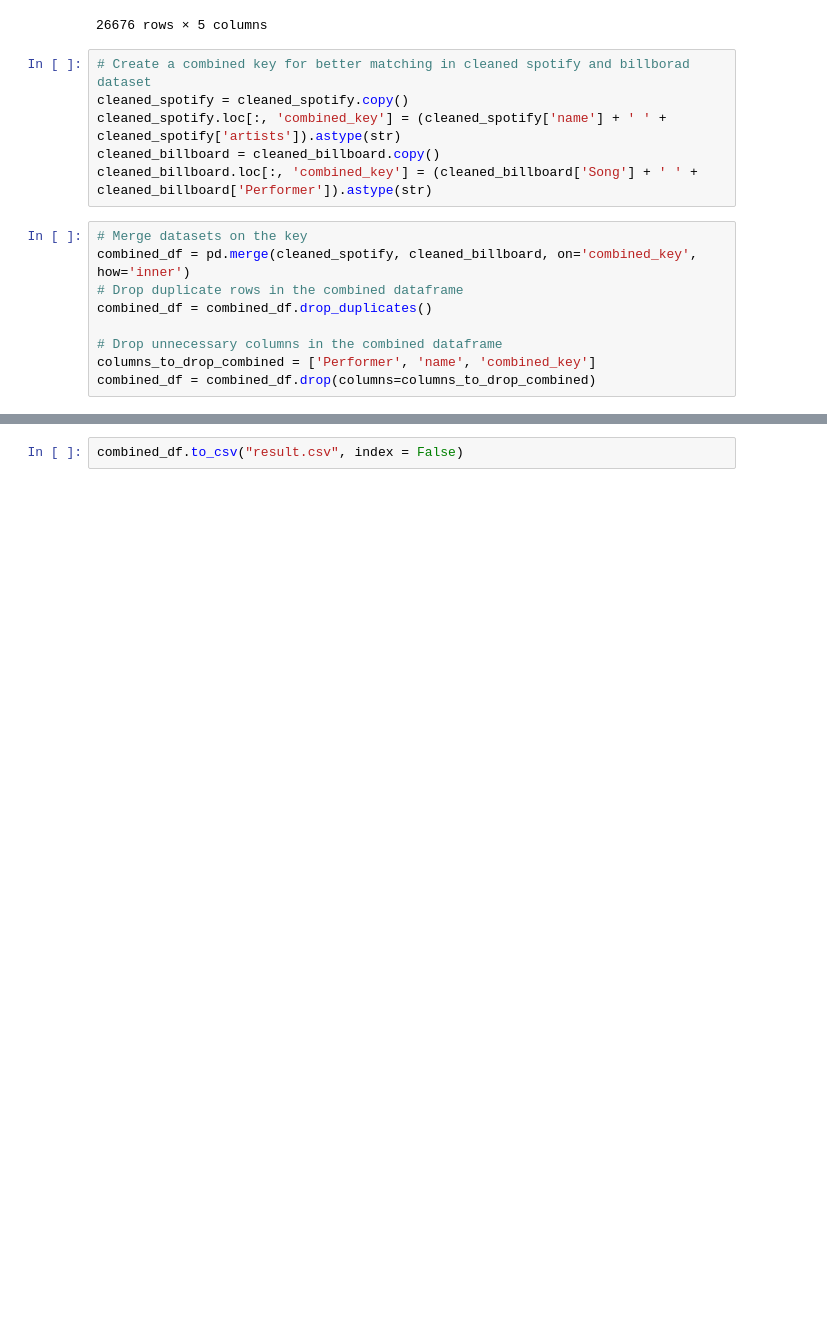
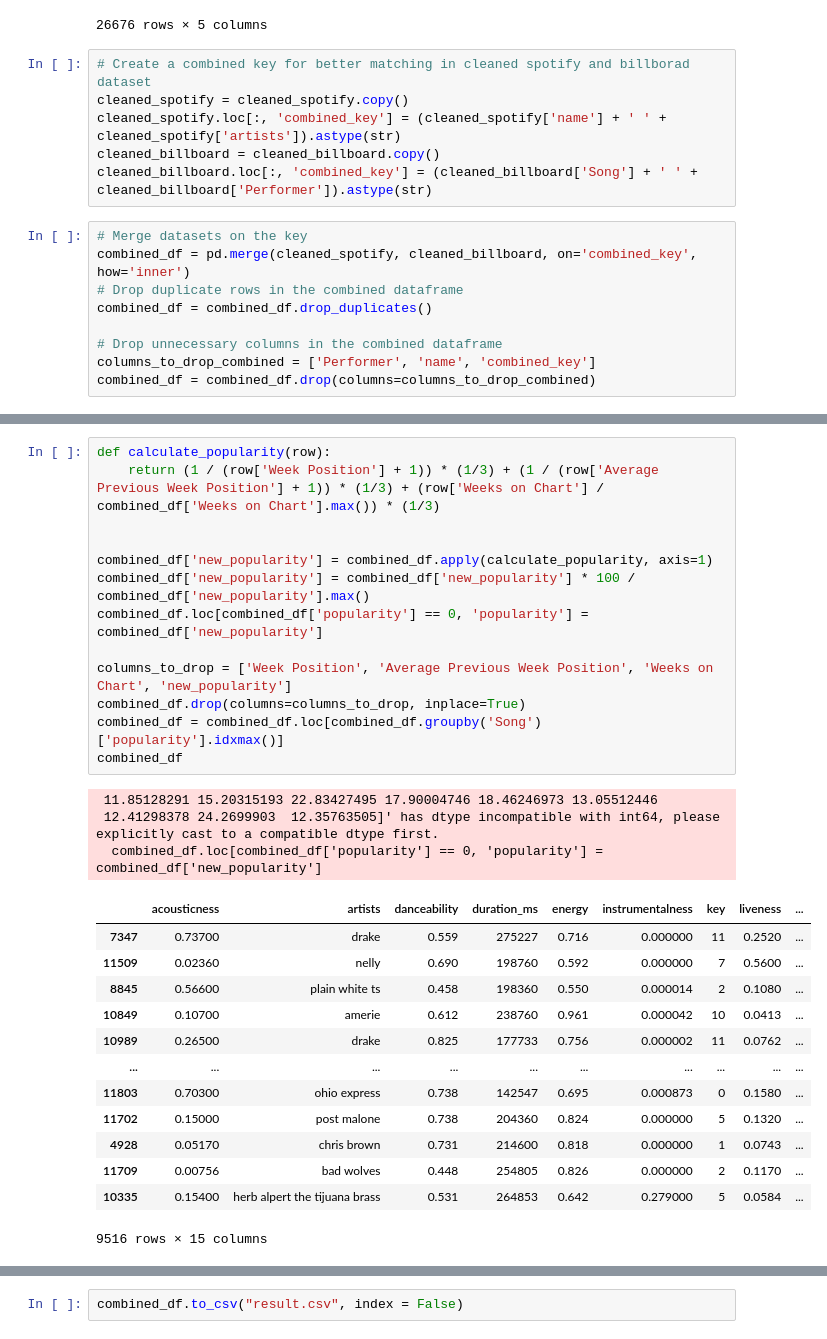
Before and after one commit to alexq1an/Song-Popularity-Analysis, a Jupyter notebook: CleanData.ipynb, the cells around one changed output, grey strips where cells are left out. Cells and saved outputs as stored; diff of their text form; blank space fills up the shorter version.

```diff
--- a/CleanData.ipynb
+++ b/CleanData.ipynb
@@ -159,3 +167,33 @@ combined_df = combined_df.drop(columns=columns_to_drop_combined)
+# %%
+def calculate_popularity(row):
+    return (1 / (row['Week Position'] + 1)) * (1/3) + (1 / (row['Average Previous Week Position'] + 1)) * (1/3) + (row['Weeks on Chart'] / combined_df['Weeks on Chart'].max()) * (1/3)
+
+
+combined_df['new_popularity'] = combined_df.apply(calculate_popularity, axis=1)
+combined_df['new_popularity'] = combined_df['new_popularity'] * 100 / combined_df['new_popularity'].max()
+combined_df.loc[combined_df['popularity'] == 0, 'popularity'] = combined_df['new_popularity']
+
+columns_to_drop = ['Week Position', 'Average Previous Week Position', 'Weeks on Chart', 'new_popularity']
+combined_df.drop(columns=columns_to_drop, inplace=True)
+combined_df = combined_df.loc[combined_df.groupby('Song')['popularity'].idxmax()]
+combined_df
+# %% [output]
+ 11.85128291 15.20315193 22.83427495 17.90004746 18.46246973 13.05512446
+ 12.41298378 24.2699903  12.35763505]' has dtype incompatible with int64, please explicitly cast to a compatible dtype first.
+  combined_df.loc[combined_df['popularity'] == 0, 'popularity'] = combined_df['new_popularity']
+|  | acousticness | artists | danceability | duration_ms | energy | instrumentalness | key | liveness | ... |
+| 7347 | 0.73700 | drake | 0.559 | 275227 | 0.716 | 0.000000 | 11 | 0.2520 | ... |
+| 11509 | 0.02360 | nelly | 0.690 | 198760 | 0.592 | 0.000000 | 7 | 0.5600 | ... |
+| 8845 | 0.56600 | plain white ts | 0.458 | 198360 | 0.550 | 0.000014 | 2 | 0.1080 | ... |
+| 10849 | 0.10700 | amerie | 0.612 | 238760 | 0.961 | 0.000042 | 10 | 0.0413 | ... |
+| 10989 | 0.26500 | drake | 0.825 | 177733 | 0.756 | 0.000002 | 11 | 0.0762 | ... |
+| ... | ... | ... | ... | ... | ... | ... | ... | ... | ... |
+| 11803 | 0.70300 | ohio express | 0.738 | 142547 | 0.695 | 0.000873 | 0 | 0.1580 | ... |
+| 11702 | 0.15000 | post malone | 0.738 | 204360 | 0.824 | 0.000000 | 5 | 0.1320 | ... |
+| 4928 | 0.05170 | chris brown | 0.731 | 214600 | 0.818 | 0.000000 | 1 | 0.0743 | ... |
+| 11709 | 0.00756 | bad wolves | 0.448 | 254805 | 0.826 | 0.000000 | 2 | 0.1170 | ... |
+| 10335 | 0.15400 | herb alpert the tijuana brass | 0.531 | 264853 | 0.642 | 0.279000 | 5 | 0.0584 | ... |
+9516 rows × 15 columns
 # %%
 # Check the combined dataframe
 print(combined_df.info())
```
Also changed, not shown: parts of 3 cells of this notebook, 1 other file.
